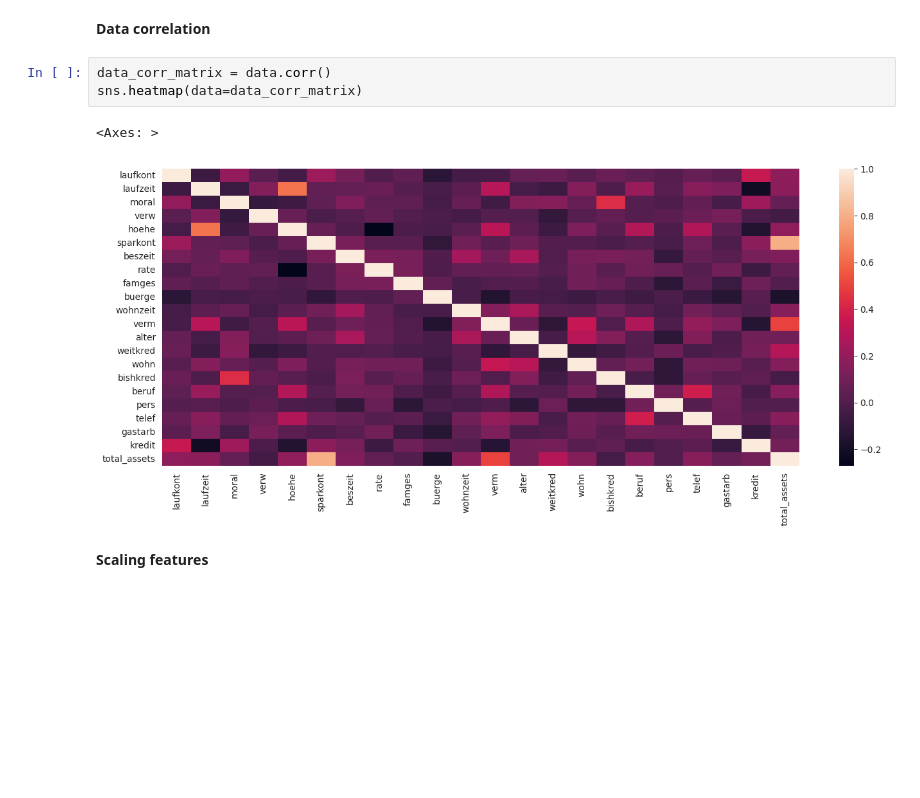
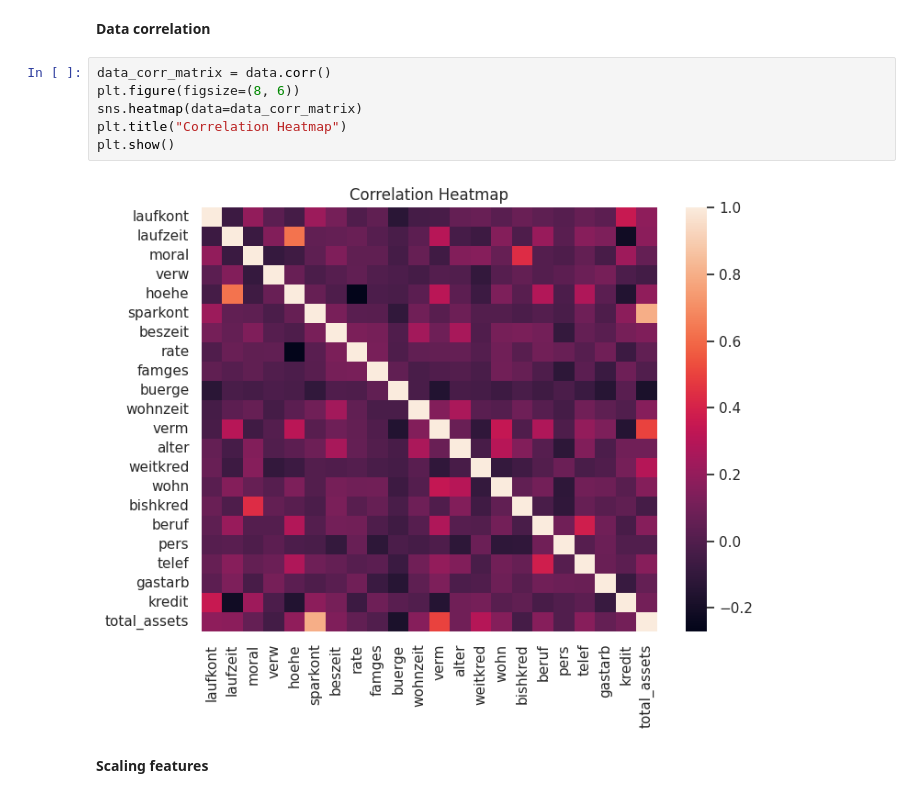
Before and after one commit to chtholine/Machine_Learning_Projects, a Jupyter notebook: clustering.ipynb, the cells around one changed output. Saved outputs shown, nothing was run; the diff lists cells and outputs as text; blank space fills up the shorter version.

```diff
--- a/clustering.ipynb
+++ b/clustering.ipynb
@@ -53,10 +53,12 @@ data["total_assets"] = data["verm"] + data["sparkont"] + data["weitkred"]
 **Data correlation**
 # %%
 data_corr_matrix = data.corr()
+plt.figure(figsize=(8, 6))
 sns.heatmap(data=data_corr_matrix)
+plt.title("Correlation Heatmap")
+plt.show()
 # %% [output]
-<Axes: >
-[figure, old version]
+[figure, new version]
 # %% [markdown]
 **Scaling features**
 # %%
```
